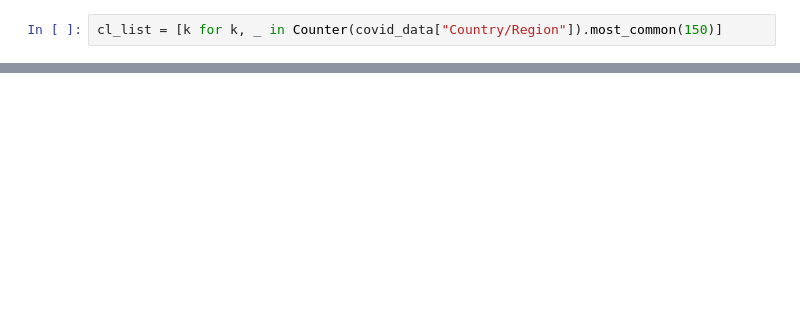
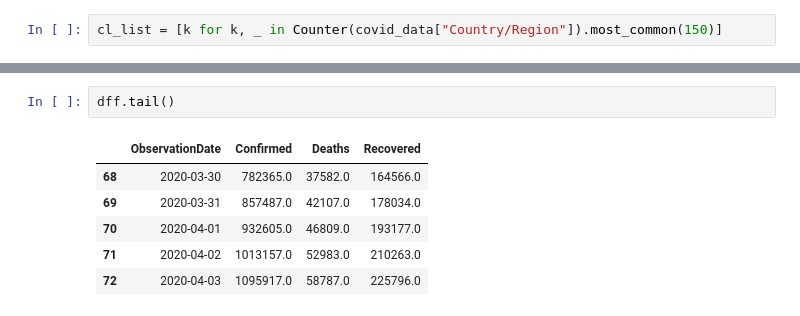
Before and after one commit to eeshsingh123/Covid19_Analysis, a Jupyter notebook: concepts/covid_19_analysis_wordwide.ipynb, the cells around one changed output, grey strips where cells are left out. Saved outputs shown, nothing was run; the diff lists cells and outputs as text; blank space fills up the shorter version.

```diff
--- a/concepts/covid_19_analysis_wordwide.ipynb
+++ b/concepts/covid_19_analysis_wordwide.ipynb
@@ -78 +90,10 @@ dff =covid_data[covid_data["Country/Region"] == cl_list[1]].groupby("Observation
+# %%
+dff.tail()
+# %% [output]
+|  | ObservationDate | Confirmed | Deaths | Recovered |
+| 68 | 2020-03-30 | 782365.0 | 37582.0 | 164566.0 |
+| 69 | 2020-03-31 | 857487.0 | 42107.0 | 178034.0 |
+| 70 | 2020-04-01 | 932605.0 | 46809.0 | 193177.0 |
+| 71 | 2020-04-02 | 1013157.0 | 52983.0 | 210263.0 |
+| 72 | 2020-04-03 | 1095917.0 | 58787.0 | 225796.0 |
 # %%
```
Also changed, not shown: parts of 14 cells of this notebook, 11 other files.
